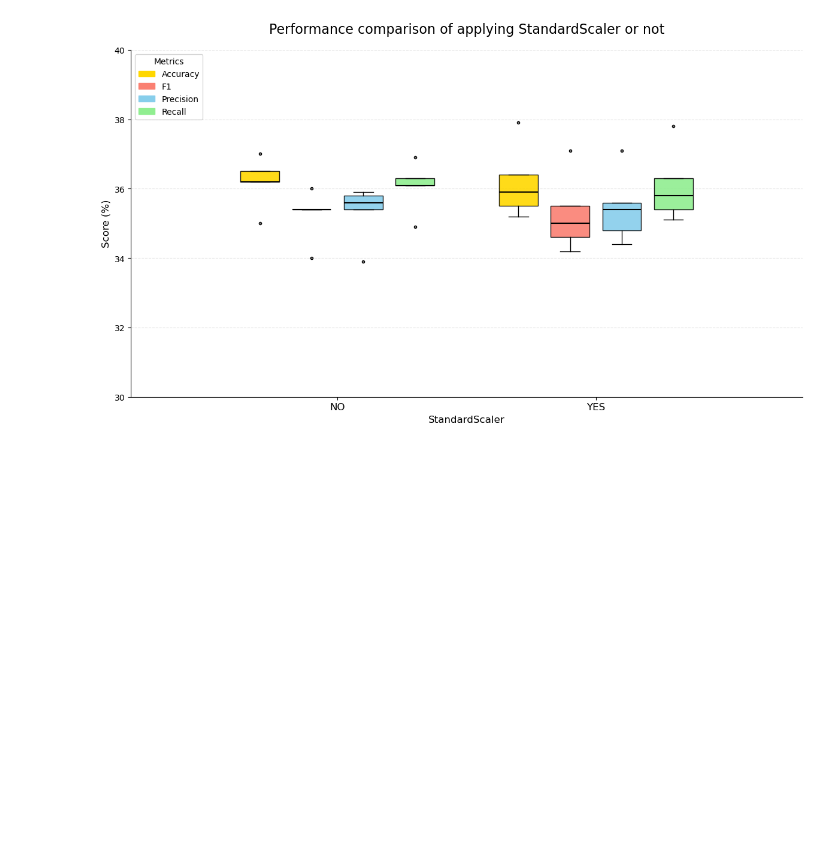
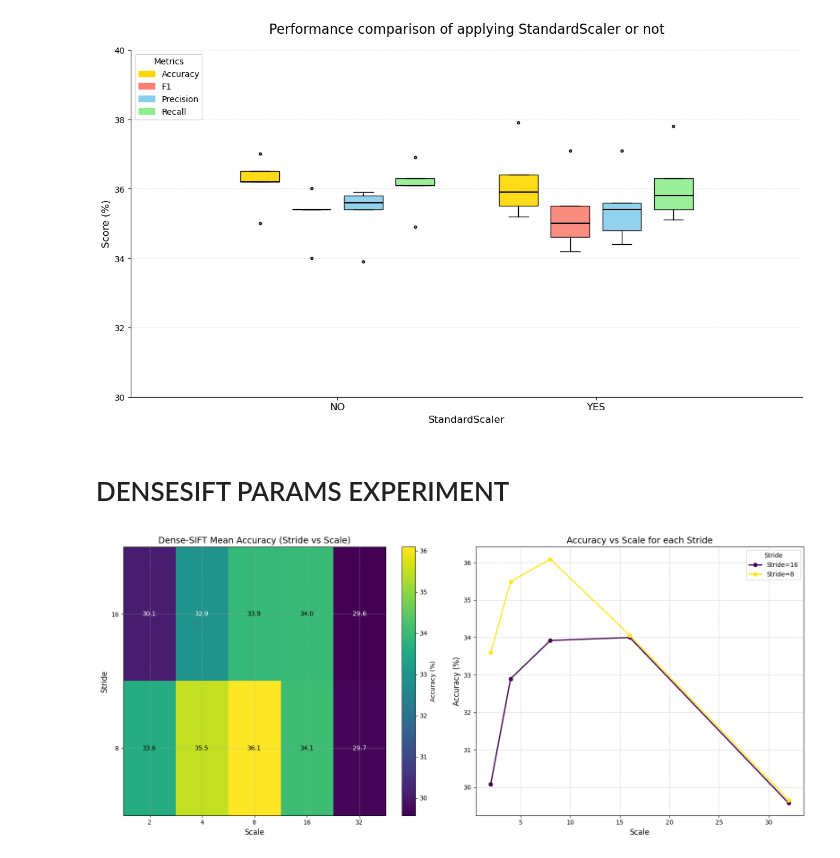
Before and after one commit to MCV-C3/project-5, a Jupyter notebook: Week1/experiments.ipynb, the cells around one changed output. Saved outputs shown, nothing was run; the diff lists cells and outputs as text; code cells hidden in the pictures; blank space fills up the shorter version.

```diff
--- a/Week1/experiments.ipynb
+++ b/Week1/experiments.ipynb
@@ -686,3 +797,17 @@ plot_performance_boxplots(data=performance_scaler,
                           x_axis_title="StandardScaler")
 # %% [output]
 [figure]
+# %% [markdown]
+# DENSESIFT PARAMS EXPERIMENT
+# %%
+# List of [step_size, scale_size, [fold1_acc, fold2_acc, fold3_acc, fold4_acc, fold5_acc]]
+dense_sift_params_results = [[8, 2, [0.3258620689655172, 0.34655172413793106, 0.3367816091954023, 0.335632183908046, 0.3350574712643678]],
+ [16, 2, [0.3103448275862069, 0.30977011494252876, 0.2982758620689655, 0.3005747126436782, 0.2850574712643678]],
+ [8, 4, [0.3505747126436782, 0.3603448275862069, 0.35977011494252875, 0.3482758620689655, 0.35574712643678164]],
+ [16, 4, [0.32988505747126434, 0.32241379310344825, 0.3264367816091954, 0.3425287356321839, 0.3235632183908046]],
+ [8, 8, [0.3568965517241379, 0.35919540229885055, 0.36379310344827587, 0.3735632183908046, 0.3511494252873563]],
+ [16, 8, [0.33793103448275863, 0.3442528735632184, 0.34195402298850575, 0.3471264367816092, 0.32471264367816094]],
+ [8, 16, [0.33620689655172414, 0.3425287356321839, 0.3505747126436782, 0.33793103448275863, 0.335632183908046]],
+ [16, 16, [0.3350574712643678, 0.3413793103448276, 0.3385057471264368, 0.35, 0.3350574712643678]],
+ [8, 32, [0.30344827586206896, 0.2925287356321839, 0.2925287356321839, 0.30114942528735633, 0.29310344827586204]],
+ [16, 32, [0.2913793103448276, 0.29310344827586204, 0.29310344827586204, 0.3114942528735632, 0.2896551724137931]]]
@@ -688,0 +904,4 @@ plot_performance_boxplots(data=performance_scaler,
+# %%
+plot_dense_sift_hyperparams(raw_data_list=dense_sift_params_results)
+# %% [output]
+[figure, added]
```
Also changed, not shown: parts of 7 cells of this notebook.
